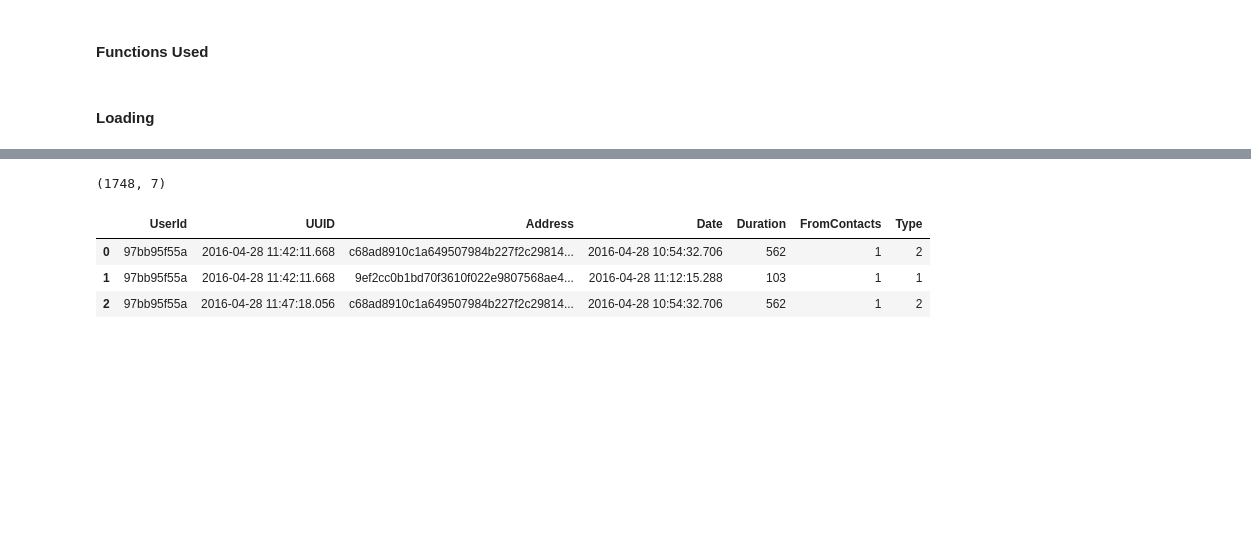
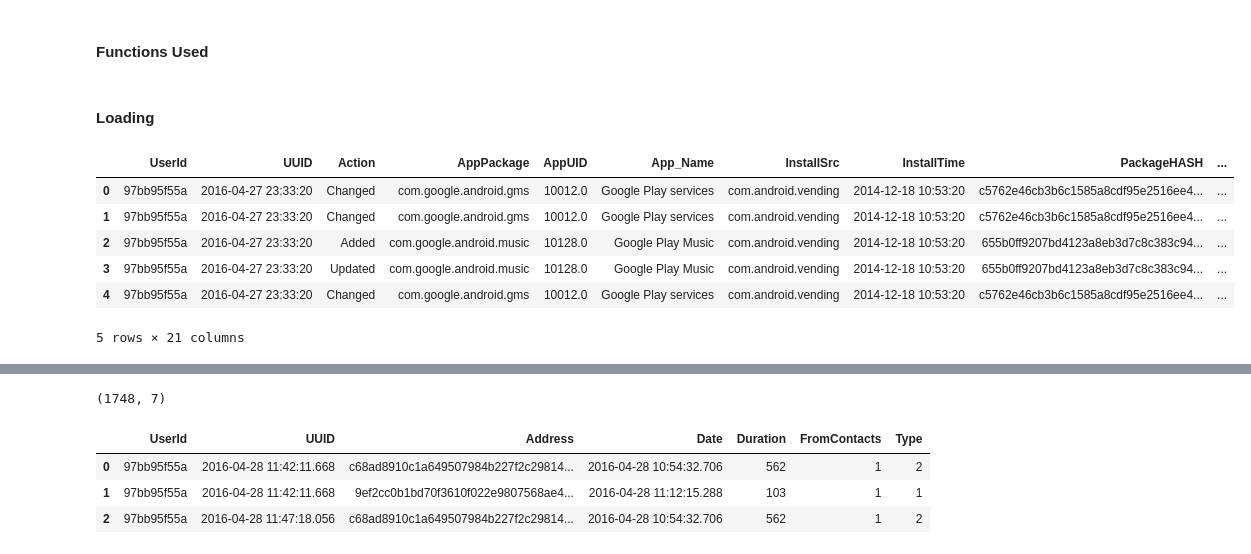
Before and after one commit to kentlingcampbell/project_SherLock, a Jupyter notebook: SherLock.ipynb, the cells around one changed output, grey strips where cells are left out. Cells and saved outputs as stored; diff of their text form; code cells hidden in the pictures; blank space fills up the shorter version.

```diff
--- a/SherLock.ipynb
+++ b/SherLock.ipynb
@@ -50,3 +57,25 @@ def magVector(df,col1,col2,col3):
+# %%
+filename = './archive/AppPackages.csv'
+AppPackages = pd.read_csv(filename)               # Ending columns need to be appended into sherlock_version
+AppPackages[['UUID','InstallTime']] = AppPackages[['UUID', 'InstallTime']].apply(pd.to_datetime, unit='ms')
+#AppPackages['sherlock_version'] = AppPackages['sherlock_version'].str.cat(AppPackages['Unnamed: 13'],sep=",")
+#AppPackages['sherlock_version'] = AppPackages['sherlock_version'].str.cat(AppPackages['Unnamed: 14'],sep=",")
+#AppPackages['sherlock_version'] = AppPackages['sherlock_version'].str.cat(AppPackages['Unnamed: 15'],sep=",")
+#AppPackages['sherlock_version'] = AppPackages['sherlock_version'].str.cat(AppPackages['Unnamed: 16'],sep=",")
+#AppPackages['sherlock_version'] = AppPackages['sherlock_version'].str.cat(AppPackages['Unnamed: 17'],sep=",")
+#AppPackages['sherlock_version'] = AppPackages['sherlock_version'].str.cat(AppPackages['Unnamed: 18'],sep=",")
+#AppPackages['sherlock_version'] = AppPackages['sherlock_version'].str.cat(AppPackages['Unnamed: 19'],sep=",")
+#AppPackages['sherlock_version'] = AppPackages['sherlock_version'].str.cat(AppPackages['Unnamed: 20'],sep=",")
+#AppPackages.drop([])
+AppPackages.head()
+# %% [output]
+|  | UserId | UUID | Action | AppPackage | AppUID | App_Name | InstallSrc | InstallTime | PackageHASH | ... |
+| 0 | 97bb95f55a | 2016-04-27 23:33:20 | Changed | com.google.android.gms | 10012.0 | Google Play services | com.android.vending | 2014-12-18 10:53:20 | c5762e46cb3b6c1585a8cdf95e2516ee4... | ... |
+| 1 | 97bb95f55a | 2016-04-27 23:33:20 | Changed | com.google.android.gms | 10012.0 | Google Play services | com.android.vending | 2014-12-18 10:53:20 | c5762e46cb3b6c1585a8cdf95e2516ee4... | ... |
+| 2 | 97bb95f55a | 2016-04-27 23:33:20 | Added | com.google.android.music | 10128.0 | Google Play Music | com.android.vending | 2014-12-18 10:53:20 | 655b0ff9207bd4123a8eb3d7c8c383c94... | ... |
+| 3 | 97bb95f55a | 2016-04-27 23:33:20 | Updated | com.google.android.music | 10128.0 | Google Play Music | com.android.vending | 2014-12-18 10:53:20 | 655b0ff9207bd4123a8eb3d7c8c383c94... | ... |
+| 4 | 97bb95f55a | 2016-04-27 23:33:20 | Changed | com.google.android.gms | 10012.0 | Google Play services | com.android.vending | 2014-12-18 10:53:20 | c5762e46cb3b6c1585a8cdf95e2516ee4... | ... |
+5 rows × 21 columns
 # %%
 filename = './archive/Bluetooth.csv'
 Bluetooth = pd.read_csv(filename, parse_dates=['Bluetooth_timestamp'])
```
Also changed, not shown: parts of 19 cells of this notebook.
